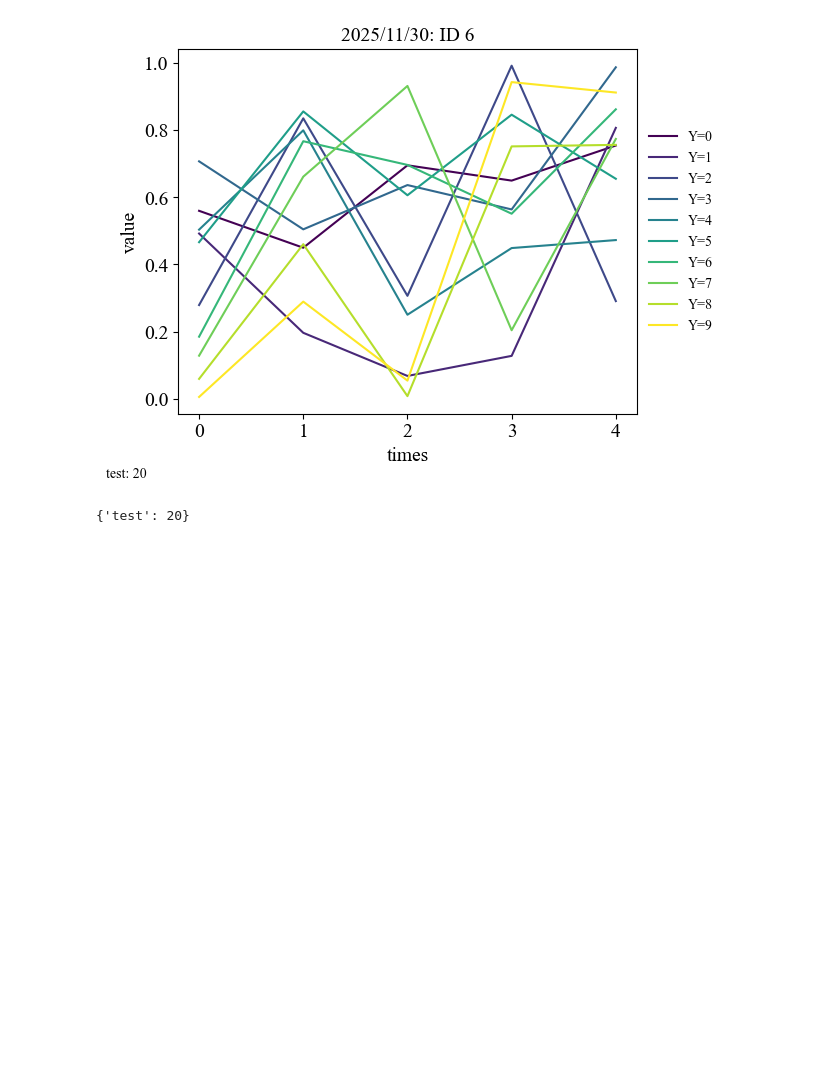
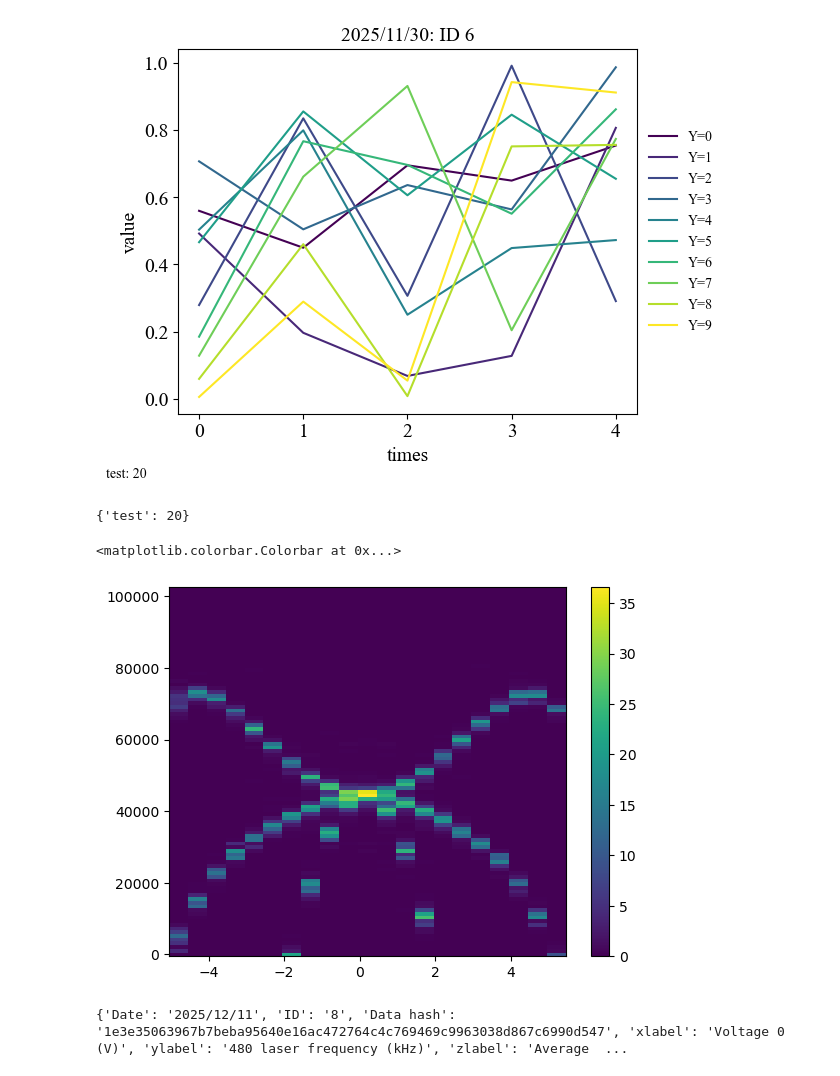
Before and after one commit to FENG-MengLong/ExperimentCode, a Jupyter notebook: Untitled.ipynb, the cells around one changed output. Saved outputs shown, nothing was run; the diff lists cells and outputs as text; code cells hidden in the pictures; blank space fills up the shorter version.

Commit message:
complete the jellyfish plot and readout

```diff
--- a/Untitled.ipynb
+++ b/Untitled.ipynb
@@ -113,0 +117,13 @@ notes
+# %%
+root_dir = "X:/migratedData/Rydberg_QIS/data"
+x,y,z,notes = Readout.read_saved_csv_by_id(root_dir=root_dir, date="2025/12/11", plot_id=8)
+# %%
+plt.pcolormesh(x,y,z.T)
+plt.colorbar()
+# %% [output]
+<matplotlib.colorbar.Colorbar at 0x...>
+[figure, added]
+# %%
+print(notes)
+# %% [output]
+{'Date': '2025/12/11', 'ID': '8', 'Data hash': '1e3e35063967b7beba95640e16ac472764c4c769469c9963038d867c6990d547', 'xlabel': 'Voltage 0 (V)', 'ylabel': '480 laser frequency (kHz)', 'zlabel': 'Average  ...
```
Also changed, not shown: parts of 1 cell of this notebook, 3 other files.
